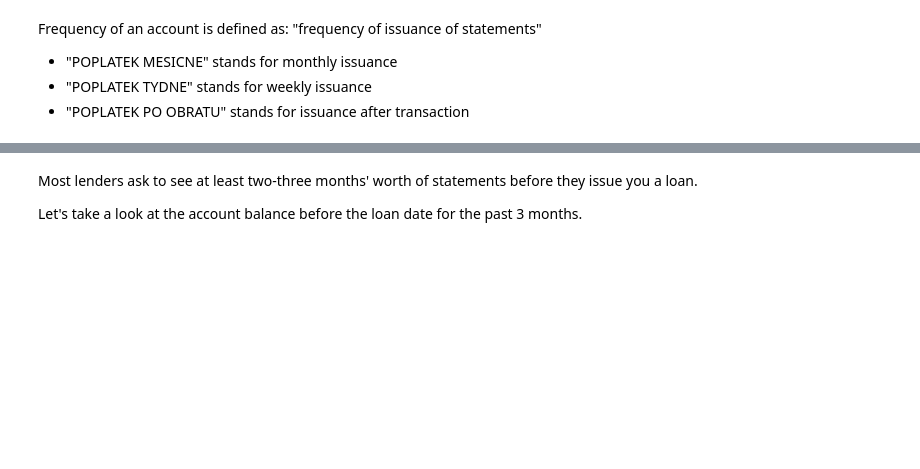
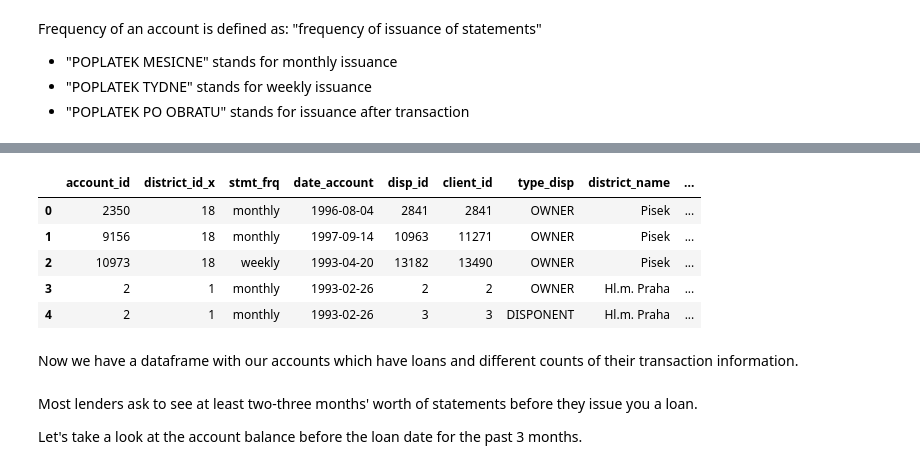
Before and after one commit to georgethoraninh/loan_approval, a Jupyter notebook: data_cleaning.ipynb, the cells around one changed output, grey strips where cells are left out. Saved outputs shown, nothing was run; the diff lists cells and outputs as text; code cells hidden in the pictures; blank space fills up the shorter version.

```diff
--- a/data_cleaning.ipynb
+++ b/data_cleaning.ipynb
@@ -355,4 +478,11 @@ df_counts = reduce(lambda left,right: pd.merge(left,right,on='account_id'), coun
 # %%
 df_final = pd.merge(df_final, df_counts, on = 'account_id') #shape: 827, 50
 # %%
-df_final.shape
+df_final.head()
+# %% [output]
+|  | account_id | district_id_x | stmt_frq | date_account | disp_id | client_id | type_disp | district_name | ... |
+| 0 | 2350 | 18 | monthly | 1996-08-04 | 2841 | 2841 | OWNER | Pisek | ... |
+| 1 | 9156 | 18 | monthly | 1997-09-14 | 10963 | 11271 | OWNER | Pisek | ... |
+| 2 | 10973 | 18 | weekly | 1993-04-20 | 13182 | 13490 | OWNER | Pisek | ... |
+| 3 | 2 | 1 | monthly | 1993-02-26 | 2 | 2 | OWNER | Hl.m. Praha | ... |
+| 4 | 2 | 1 | monthly | 1993-02-26 | 3 | 3 | DISPONENT | Hl.m. Praha | ... |
@@ -361,3 +489,5 @@ df_final.head(1)
+# %% [markdown]
+Now we have a dataframe with our accounts which have loans and different counts of their transaction information.
 # %% [markdown]
 Most lenders ask to see at least two-three months' worth of statements before they issue you a loan.
 
```
Also changed, not shown: parts of 100 cells of this notebook, 1 other file.
